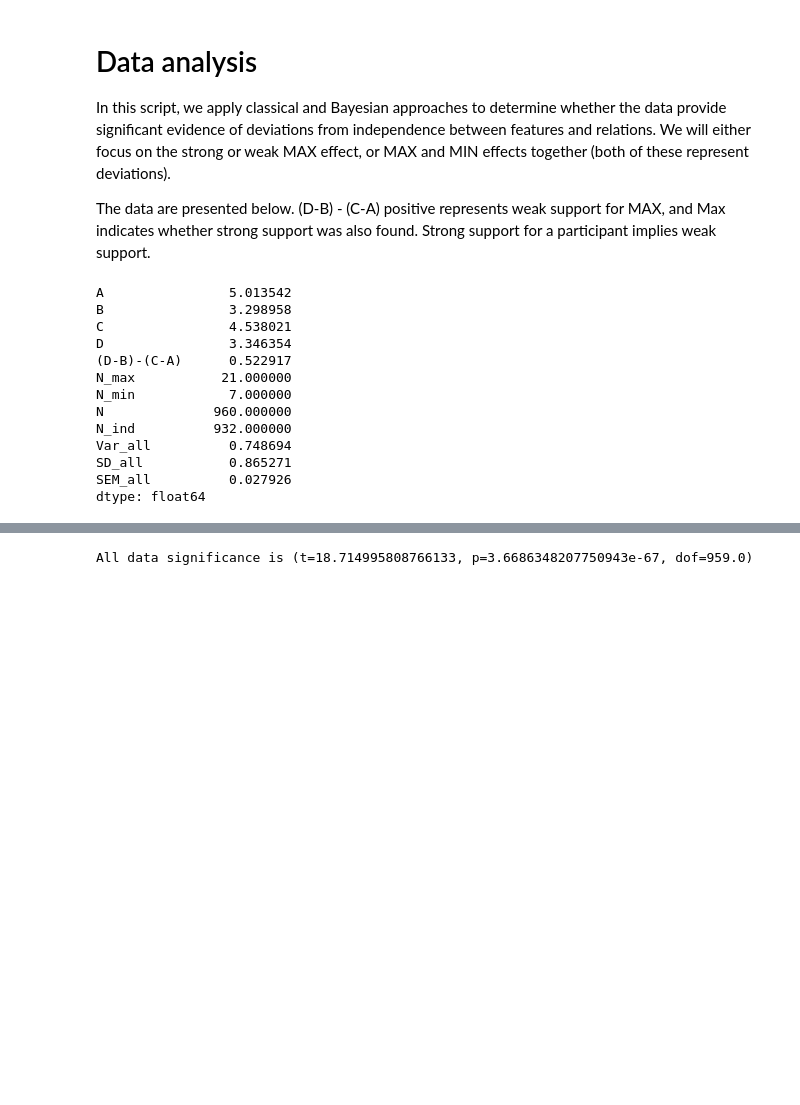
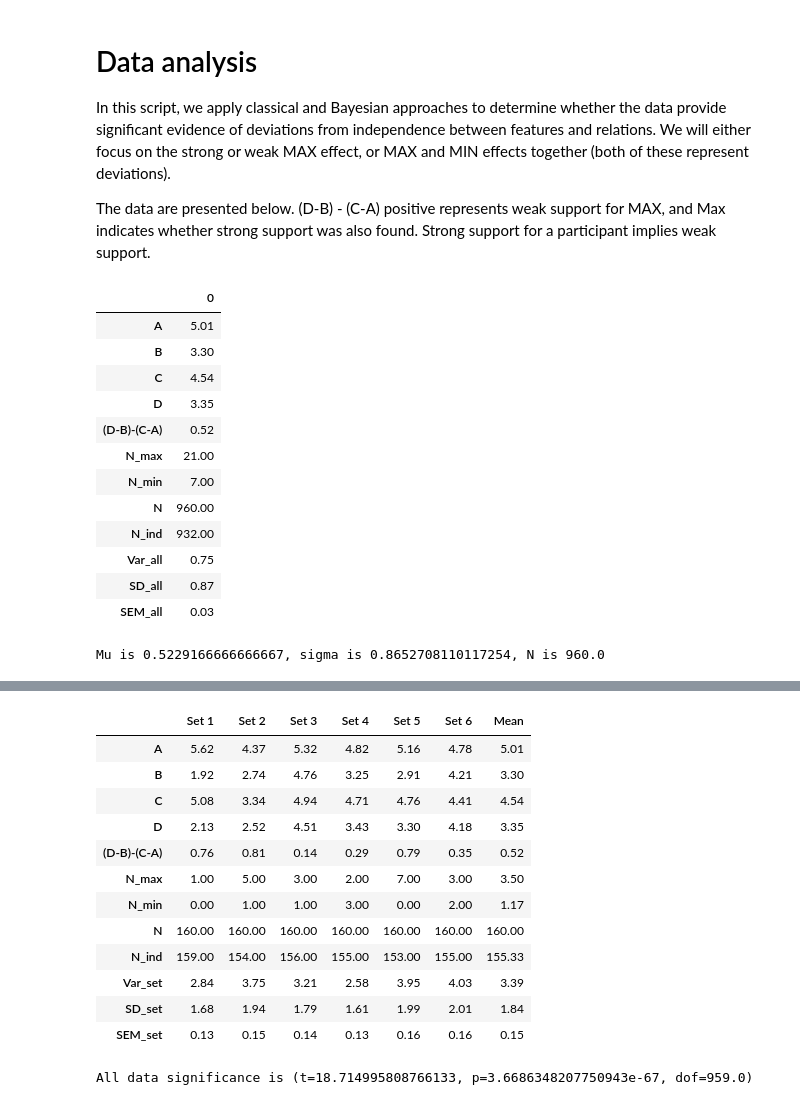
Before and after one commit to battleday/psirokuturk, a Jupyter notebook: analysis/analyze_pilot_v1-3.ipynb, the cells around one changed output, grey strips where cells are left out. Saved outputs shown, nothing was run; the diff lists cells and outputs as text; code cells hidden in the pictures; blank space fills up the shorter version.

```diff
--- a/analysis/analyze_pilot_v1-3.ipynb
+++ b/analysis/analyze_pilot_v1-3.ipynb
@@ -23,25 +23,32 @@ In this script, we apply classical and Bayesian approaches to determine whether
 
 The data are presented below. (D-B) - (C-A) positive represents weak support for MAX, and Max indicates whether strong support was also found. Strong support for a participant implies weak support.
 # %%
-fullDataDF = pd.read_pickle('{}/processed_data_exp_level_{}.p'.format(save_dir, version))
-display(fullDataDF)
-N = fullDataDF["N"]
-mu = fullDataDF["(D-B)-(C-A)"]
-sigma = fullDataDF["SD_all"]
+fullDataDF = pd.read_pickle('{}/processed_data_exp_level_{}.p'.format(save_dir, version)).to_frame()
+fullDataDF.set_axis({'0': 'Aggregate Data'}, axis=1, inplace=False)
 
-setDataDF = pd.read_pickle('{}/processed_data_set_level_{}.p'.format(save_dir, version))
-display(setDataDF)
+display(fullDataDF.round(2))
+
+N = fullDataDF.loc["N"].iloc[0]
+mu = fullDataDF.loc["(D-B)-(C-A)"].iloc[0]
+sigma = fullDataDF.loc["SD_all"].iloc[0]
+print('Mu is {}, sigma is {}, N is {}'.format(mu, sigma, N))
+setDataDF = pd.read_pickle('{}/processed_data_set_level_{}.p'.format(save_dir,
+                                                                     version)).transpose().set_axis(['Set {}'.format(x) for x in np.arange(1, 7)], axis=1, inplace=False)
+
+setDataDF['Mean'] = setDataDF.mean(numeric_only=True, axis=1)
+display(setDataDF.round(2))
 # %% [output]
+|  | 0 |
+| A | 5.01 |
+| B | 3.30 |
+| C | 4.54 |
+| D | 3.35 |
+| (D-B)-(C-A) | 0.52 |
+| N_max | 21.00 |
+| N_min | 7.00 |
+| N | 960.00 |
+| N_ind | 932.00 |
+| Var_all | 0.75 |
+| SD_all | 0.87 |
+| SEM_all | 0.03 |
-A                5.013542
-B                3.298958
-C                4.538021
-D                3.346354
-(D-B)-(C-A)      0.522917
-N_max           21.000000
-N_min            7.000000
-N              960.000000
-N_ind          932.000000
-Var_all          0.748694
-SD_all           0.865271
-SEM_all          0.027926
-dtype: float64
+Mu is 0.5229166666666667, sigma is 0.8652708110117254, N is 960.0
@@ -55,3 +55,16 @@ dtype: float64
+|  | Set 1 | Set 2 | Set 3 | Set 4 | Set 5 | Set 6 | Mean |
+| A | 5.62 | 4.37 | 5.32 | 4.82 | 5.16 | 4.78 | 5.01 |
+| B | 1.92 | 2.74 | 4.76 | 3.25 | 2.91 | 4.21 | 3.30 |
+| C | 5.08 | 3.34 | 4.94 | 4.71 | 4.76 | 4.41 | 4.54 |
+| D | 2.13 | 2.52 | 4.51 | 3.43 | 3.30 | 4.18 | 3.35 |
+| (D-B)-(C-A) | 0.76 | 0.81 | 0.14 | 0.29 | 0.79 | 0.35 | 0.52 |
+| N_max | 1.00 | 5.00 | 3.00 | 2.00 | 7.00 | 3.00 | 3.50 |
+| N_min | 0.00 | 1.00 | 1.00 | 3.00 | 0.00 | 2.00 | 1.17 |
+| N | 160.00 | 160.00 | 160.00 | 160.00 | 160.00 | 160.00 | 160.00 |
+| N_ind | 159.00 | 154.00 | 156.00 | 155.00 | 153.00 | 155.00 | 155.33 |
+| Var_set | 2.84 | 3.75 | 3.21 | 2.58 | 3.95 | 4.03 | 3.39 |
+| SD_set | 1.68 | 1.94 | 1.79 | 1.61 | 1.99 | 2.01 | 1.84 |
+| SEM_set | 0.13 | 0.15 | 0.14 | 0.13 | 0.16 | 0.16 | 0.15 |
 # %%
 def return_statistic(alpha, beta, option="z", N=30):
     """Currently assumes two-tailed"""
```
Also changed, not shown: parts of 3 cells of this notebook, 2 other files.
